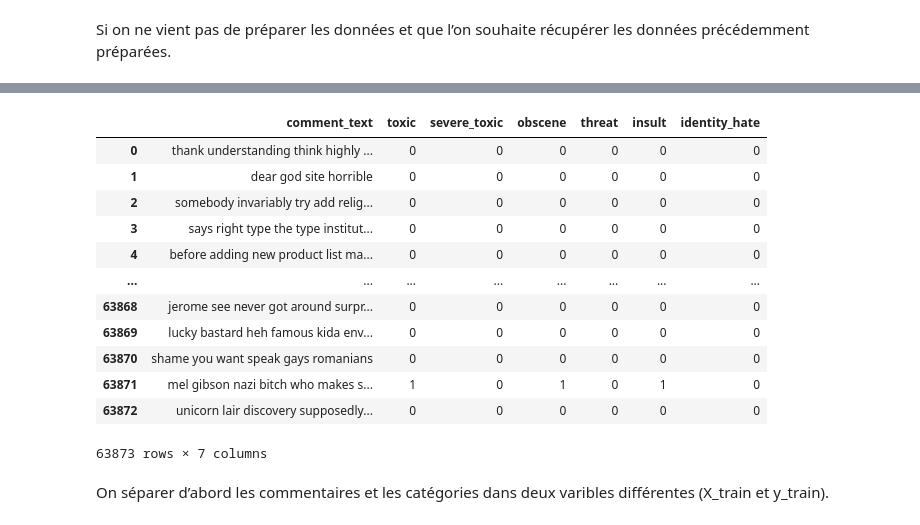
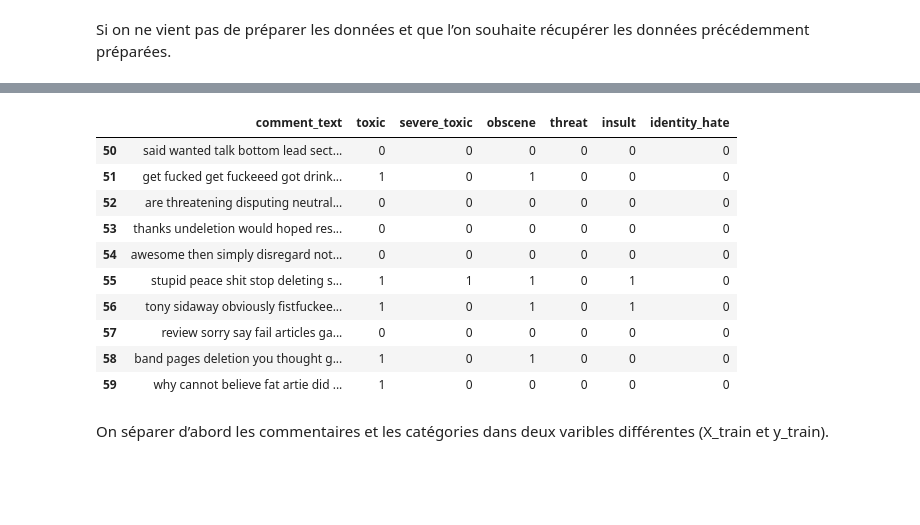
Before and after one commit to GatienVilain/Toxic-Comment-classification, a Jupyter notebook: Classification_commentaires_toxiques.ipynb, the cells around one changed output, grey strips where cells are left out. Cells and saved outputs as stored; diff of their text form; code cells hidden in the pictures; blank space fills up the shorter version.

```diff
--- a/Classification_commentaires_toxiques.ipynb
+++ b/Classification_commentaires_toxiques.ipynb
@@ -681,19 +668,17 @@ data_train
-# %%
-data_test
-# %% [output]
-|  | comment_text | toxic | severe_toxic | obscene | threat | insult | identity_hate |
-| 0 | thank understanding think highly ... | 0 | 0 | 0 | 0 | 0 | 0 |
-| 1 | dear god site horrible | 0 | 0 | 0 | 0 | 0 | 0 |
-| 2 | somebody invariably try add relig... | 0 | 0 | 0 | 0 | 0 | 0 |
-| 3 | says right type the type institut... | 0 | 0 | 0 | 0 | 0 | 0 |
-| 4 | before adding new product list ma... | 0 | 0 | 0 | 0 | 0 | 0 |
-| ... | ... | ... | ... | ... | ... | ... | ... |
-| 63868 | jerome see never got around surpr... | 0 | 0 | 0 | 0 | 0 | 0 |
-| 63869 | lucky bastard heh famous kida env... | 0 | 0 | 0 | 0 | 0 | 0 |
-| 63870 | shame you want speak gays romanians | 0 | 0 | 0 | 0 | 0 | 0 |
-| 63871 | mel gibson nazi bitch who makes s... | 1 | 0 | 1 | 0 | 1 | 0 |
-| 63872 | unicorn lair discovery supposedly... | 0 | 0 | 0 | 0 | 0 | 0 |
-63873 rows × 7 columns
+# %%
+data_train[50:60]
+# %% [output]
+|  | comment_text | toxic | severe_toxic | obscene | threat | insult | identity_hate |
+| 50 | said wanted talk bottom lead sect... | 0 | 0 | 0 | 0 | 0 | 0 |
+| 51 | get fucked get fuckeeed got drink... | 1 | 0 | 1 | 0 | 0 | 0 |
+| 52 | are threatening disputing neutral... | 0 | 0 | 0 | 0 | 0 | 0 |
+| 53 | thanks undeletion would hoped res... | 0 | 0 | 0 | 0 | 0 | 0 |
+| 54 | awesome then simply disregard not... | 0 | 0 | 0 | 0 | 0 | 0 |
+| 55 | stupid peace shit stop deleting s... | 1 | 1 | 1 | 0 | 1 | 0 |
+| 56 | tony sidaway obviously fistfuckee... | 1 | 0 | 1 | 0 | 1 | 0 |
+| 57 | review sorry say fail articles ga... | 0 | 0 | 0 | 0 | 0 | 0 |
+| 58 | band pages deletion you thought g... | 1 | 0 | 1 | 0 | 0 | 0 |
+| 59 | why cannot believe fat artie did ... | 1 | 0 | 0 | 0 | 0 | 0 |
 # %% [markdown]
 On séparer d’abord les commentaires et les catégories dans deux varibles différentes (X_train et y_train).
 # %%
```
Also changed, not shown: parts of 8 cells of this notebook.
